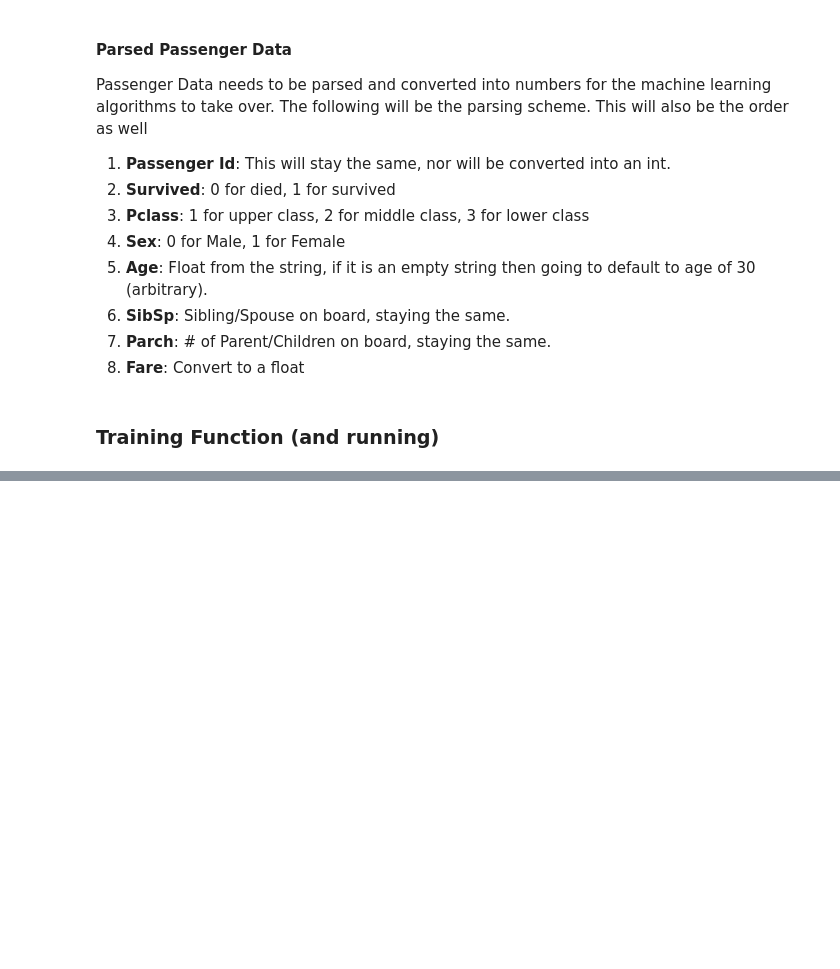
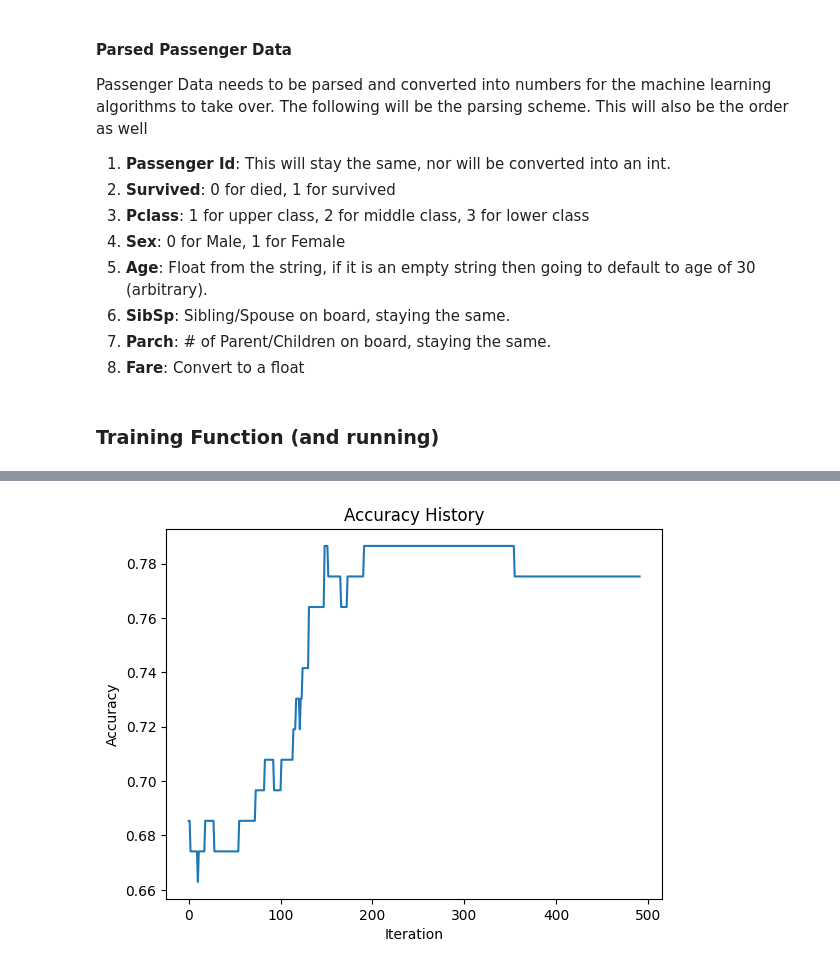
Before and after one commit to DarknessNotFound/TitanicKaggle, a Jupyter notebook: KaggleAnswers.ipynb, the cells around one changed output, grey strips where cells are left out. Drawn from its saved outputs; the diff is of its cells as text; code cells hidden in the pictures; blank space fills up the shorter version.

```diff
--- a/KaggleAnswers.ipynb
+++ b/KaggleAnswers.ipynb
@@ -5,8 +5,9 @@
 import numpy as np
 import matplotlib.pyplot as plt
 import csv as csv
+from IPython.display import clear_output
 
-ALPHA = 0.0001
+ALPHA = 0.0002
 ESPILON = 0.00001
 TRAIN_DATA_FILE = "train.csv"
 TEST_DATA_FILE = "test.csv"
@@ -214,2 +243,10 @@ plt.show()
+# %%
+plt.plot(HIST_TEST)
+plt.title("Accuracy History")
+plt.xlabel("Iteration")
+plt.ylabel("Accuracy")
+plt.show()
+# %% [output]
+[figure, added]
 # %%
 # Testing the formula
```
Also changed, not shown: parts of 3 cells of this notebook, 1 other file.
